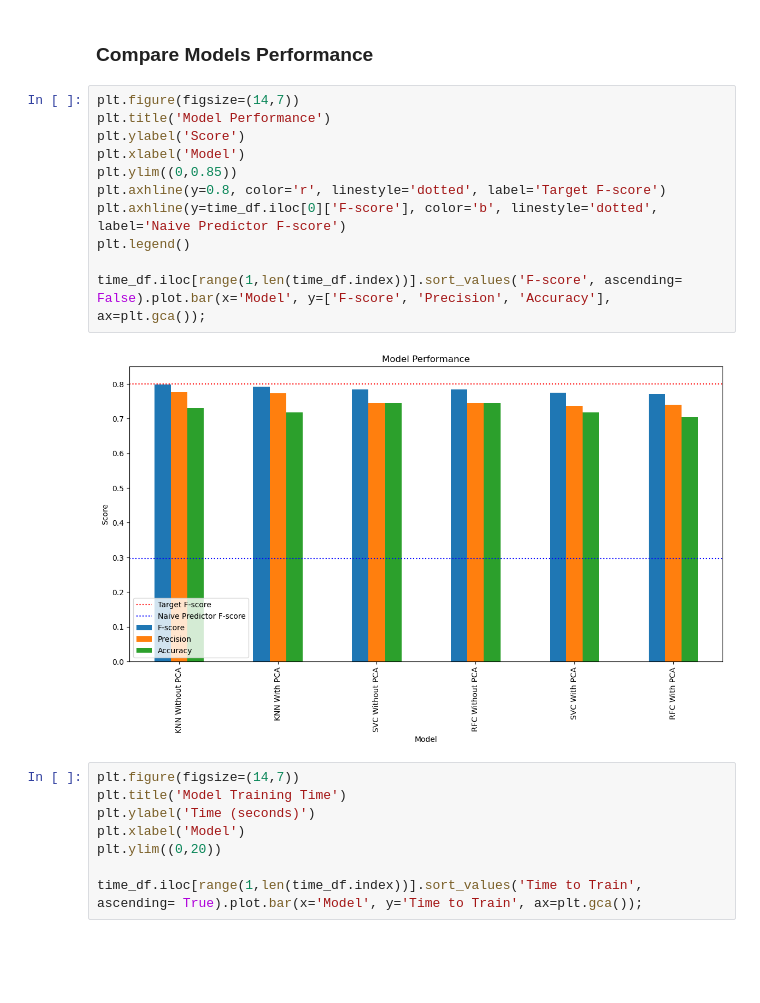
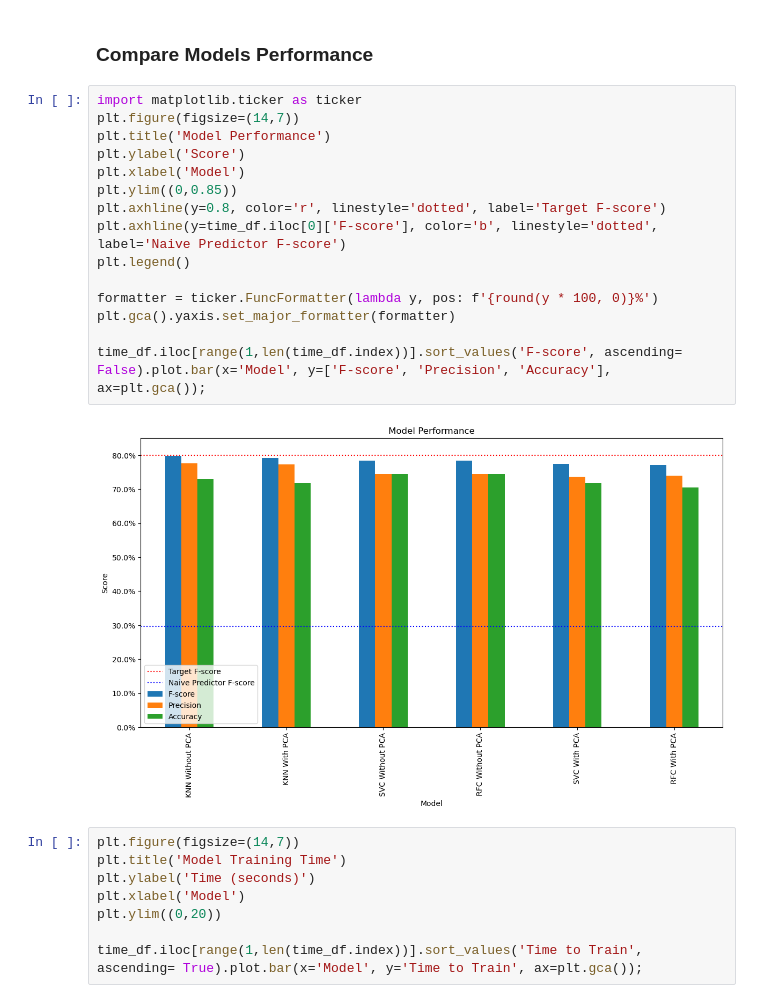
Before and after one commit to griffinschwab/NYSE-ML-Project, a Jupyter notebook: train-and-test-ml-models.ipynb, the cells around one changed output. Saved outputs shown, nothing was run; the diff lists cells and outputs as text; blank space fills up the shorter version.

Commit message:
Do some formatting changes to the first graph

```diff
--- a/train-and-test-ml-models.ipynb
+++ b/train-and-test-ml-models.ipynb
@@ -317,18 +317,22 @@ time_df.to_csv('./outputs/data/model-performance.csv')
 # %% [markdown]
 ### Compare Models Performance
 # %%
+import matplotlib.ticker as ticker
 plt.figure(figsize=(14,7))
 plt.title('Model Performance')
 plt.ylabel('Score')
 plt.xlabel('Model')
 plt.ylim((0,0.85))
 plt.axhline(y=0.8, color='r', linestyle='dotted', label='Target F-score')
 plt.axhline(y=time_df.iloc[0]['F-score'], color='b', linestyle='dotted', label='Naive Predictor F-score')
 plt.legend()
 
+formatter = ticker.FuncFormatter(lambda y, pos: f'{round(y * 100, 0)}%')
+plt.gca().yaxis.set_major_formatter(formatter)
+
 time_df.iloc[range(1,len(time_df.index))].sort_values('F-score', ascending= False).plot.bar(x='Model', y=['F-score', 'Precision', 'Accuracy'], ax=plt.gca());
 # %% [output]
-[figure, old version]
+[figure, new version]
 # %%
 plt.figure(figsize=(14,7))
 plt.title('Model Training Time')
```
Also changed, not shown: parts of 1 cell of this notebook.
